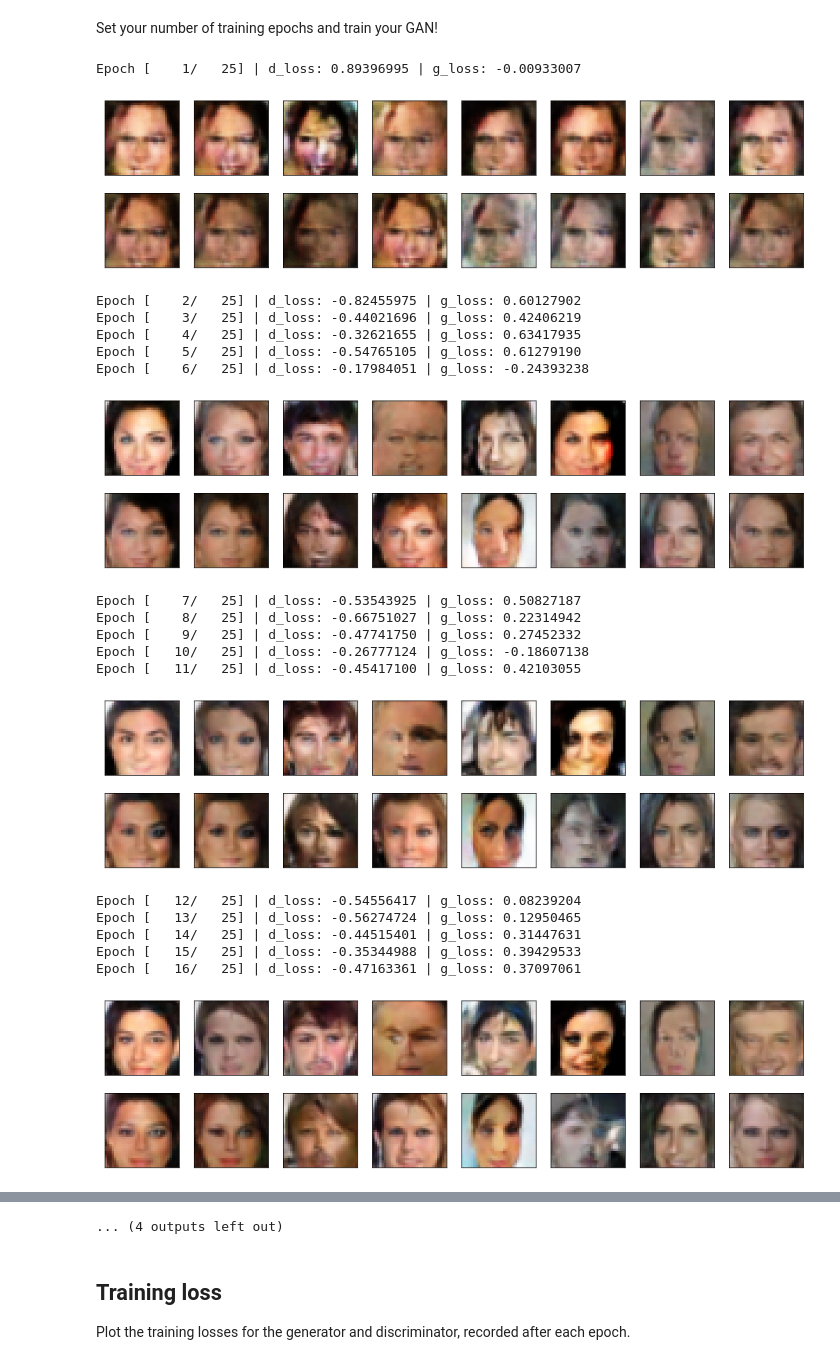
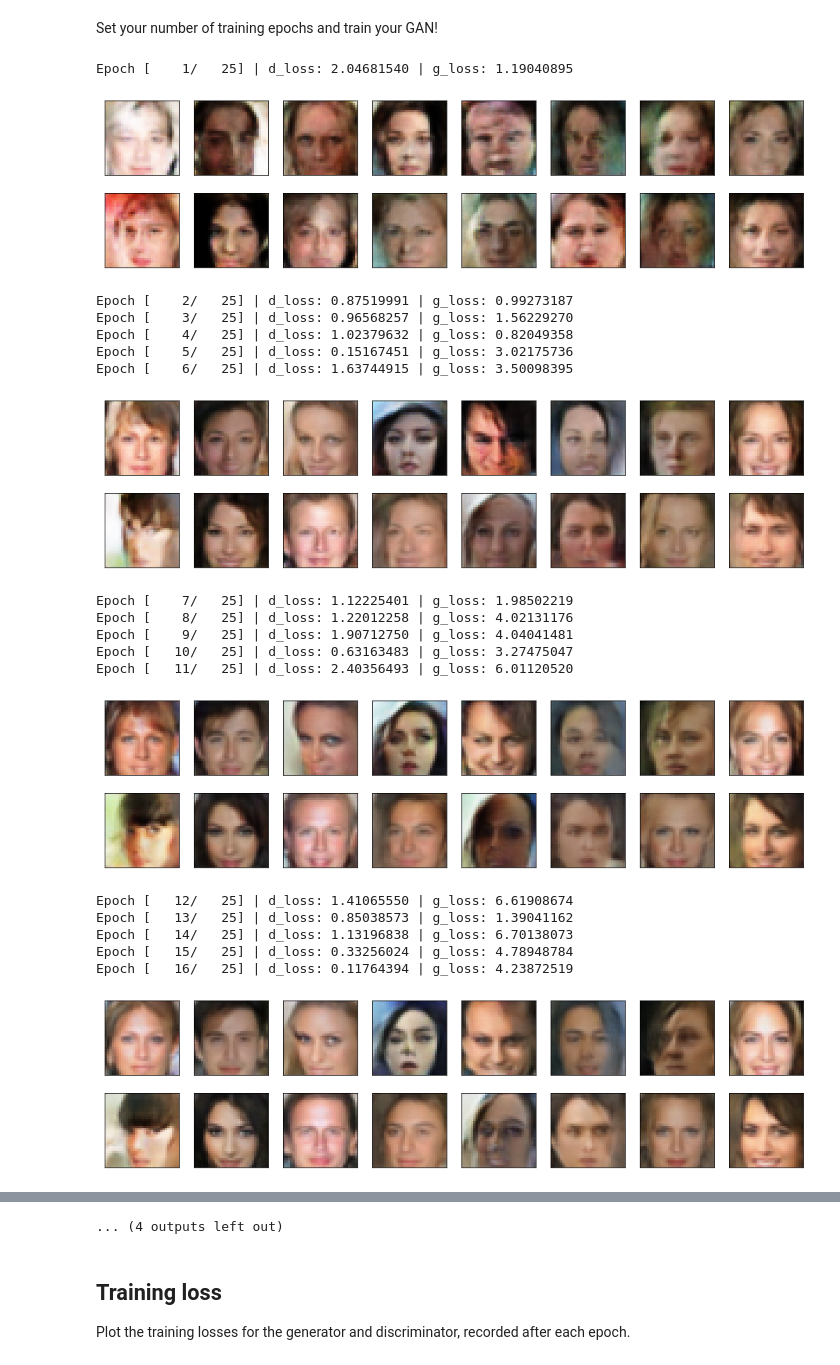
Before and after one commit to sprivite/udacity-deep-learning, a Jupyter notebook: face-generation/dlnd_face_generation.ipynb, the cells around one changed output, grey strips where cells are left out. Saved outputs shown, nothing was run; the diff lists cells and outputs as text; code cells hidden in the pictures.

Commit message:
Improve face generation
* Add dropout layers
* Remove convolutional layer from discriminator
* Increase learning rate
* Use DCGAN instead of WGAN
* Decrease beta1 from 0.5 to 0.1

```diff
--- a/face-generation/dlnd_face_generation.ipynb
+++ b/face-generation/dlnd_face_generation.ipynb
@@ -347,7 +346,7 @@ def build_network(d_conv_dim, g_conv_dim, z_size):
 # Define model hyperparams
 d_conv_dim = 64
 g_conv_dim = 64
-z_size = 100
+z_size = 128
 
 """
 DON'T MODIFY ANYTHING IN THIS CELL THAT IS BELOW THIS LINE
@@ -485,8 +484,8 @@ Define optimizers for your models with appropriate hyperparameters.
 import torch.optim as optim
 
 # params
-lr = 0.00005
-beta1=0.5
+lr = 0.0002
+beta1=0.1
 beta2=0.999 # default value
 
 # Create optimizers for the discriminator and generator
@@ -522,6 +521,9 @@ def view_samples(epoch, samples, display_now=False):
         im = ax.imshow(img.reshape((32,32,3)))
     if display_now:
         display(fig)
+# %%
+def sample_z(batch_size, z_size):
+    return torch.Tensor(np.random.randn(batch_size, z_size))
 # %%
 def train(D, G, n_epochs, print_every=3000, use_wgan=True):
     '''Trains adversarial networks for some number of epochs
@@ -543,8 +545,7 @@ def train(D, G, n_epochs, print_every=3000, use_wgan=True):
     # Get some fixed data for sampling. These are images that are held
     # constant throughout training, and allow us to inspect the model's performance
     sample_size=32
-    fixed_z = np.random.uniform(-1, 1, size=(sample_size, z_size))
-    fixed_z = torch.from_numpy(fixed_z).float()
+    fixed_z = sample_z(sample_size, z_size)
     # move z to GPU if available
     if train_on_gpu:
         fixed_z = fixed_z.cuda()
@@ -563,7 +564,7 @@ def train(D, G, n_epochs, print_every=3000, use_wgan=True):
             # ===============================================
 
             # 1. Train the discriminator on real and fake images
-            z = torch.Tensor(np.random.uniform(-1, 1, size=(batch_size, z_size)))
+            z = sample_z(sample_size, z_size)
             if train_on_gpu:
                 z = z.cuda()
             fake_images = G(z)
@@ -577,7 +578,7 @@ def train(D, G, n_epochs, print_every=3000, use_wgan=True):
                     p.data.clamp_(-0.02, 0.02)
 
             # 2. Train the generator with an adversarial loss
-            z = torch.Tensor(np.random.uniform(-1, 1, size=(batch_size, z_size)))
+            z = sample_z(sample_size, z_size)
             if train_on_gpu:
                 z = z.cuda()
             fake_images = G(z)
@@ -622,33 +623,33 @@ Set your number of training epochs and train your GAN!
 # %%
 # set number of epochs
 # I tried as many as 300 epochs; in the end, the quality of the results seem to stop
 # improving after about 20 epochs
 n_epochs = 25
 
 
 """
 DON'T MODIFY ANYTHING IN THIS CELL
 """
 # call training function
-losses = train(D, G, n_epochs=n_epochs, use_wgan=True)
+losses = train(D, G, n_epochs=n_epochs, use_wgan=False)
 # %% [output]
-Epoch [    1/   25] | d_loss: 0.89396995 | g_loss: -0.00933007
+Epoch [    1/   25] | d_loss: 2.04681540 | g_loss: 1.19040895
-[figure, old version]
+[figure, new version]
-Epoch [    2/   25] | d_loss: -0.82455975 | g_loss: 0.60127902
-Epoch [    3/   25] | d_loss: -0.44021696 | g_loss: 0.42406219
-Epoch [    4/   25] | d_loss: -0.32621655 | g_loss: 0.63417935
-Epoch [    5/   25] | d_loss: -0.54765105 | g_loss: 0.61279190
-Epoch [    6/   25] | d_loss: -0.17984051 | g_loss: -0.24393238
+Epoch [    2/   25] | d_loss: 0.87519991 | g_loss: 0.99273187
+Epoch [    3/   25] | d_loss: 0.96568257 | g_loss: 1.56229270
+Epoch [    4/   25] | d_loss: 1.02379632 | g_loss: 0.82049358
+Epoch [    5/   25] | d_loss: 0.15167451 | g_loss: 3.02175736
+Epoch [    6/   25] | d_loss: 1.63744915 | g_loss: 3.50098395
-[figure, old version]
+[figure, new version]
-Epoch [    7/   25] | d_loss: -0.53543925 | g_loss: 0.50827187
-Epoch [    8/   25] | d_loss: -0.66751027 | g_loss: 0.22314942
-Epoch [    9/   25] | d_loss: -0.47741750 | g_loss: 0.27452332
-Epoch [   10/   25] | d_loss: -0.26777124 | g_loss: -0.18607138
-Epoch [   11/   25] | d_loss: -0.45417100 | g_loss: 0.42103055
+Epoch [    7/   25] | d_loss: 1.12225401 | g_loss: 1.98502219
+Epoch [    8/   25] | d_loss: 1.22012258 | g_loss: 4.02131176
+Epoch [    9/   25] | d_loss: 1.90712750 | g_loss: 4.04041481
+Epoch [   10/   25] | d_loss: 0.63163483 | g_loss: 3.27475047
+Epoch [   11/   25] | d_loss: 2.40356493 | g_loss: 6.01120520
-[figure, old version]
+[figure, new version]
-Epoch [   12/   25] | d_loss: -0.54556417 | g_loss: 0.08239204
-Epoch [   13/   25] | d_loss: -0.56274724 | g_loss: 0.12950465
-Epoch [   14/   25] | d_loss: -0.44515401 | g_loss: 0.31447631
-Epoch [   15/   25] | d_loss: -0.35344988 | g_loss: 0.39429533
-Epoch [   16/   25] | d_loss: -0.47163361 | g_loss: 0.37097061
+Epoch [   12/   25] | d_loss: 1.41065550 | g_loss: 6.61908674
+Epoch [   13/   25] | d_loss: 0.85038573 | g_loss: 1.39041162
+Epoch [   14/   25] | d_loss: 1.13196838 | g_loss: 6.70138073
+Epoch [   15/   25] | d_loss: 0.33256024 | g_loss: 4.78948784
+Epoch [   16/   25] | d_loss: 0.11764394 | g_loss: 4.23872519
-[figure, old version]
+[figure, new version]
```
Also changed, not shown: parts of 9 cells of this notebook.
